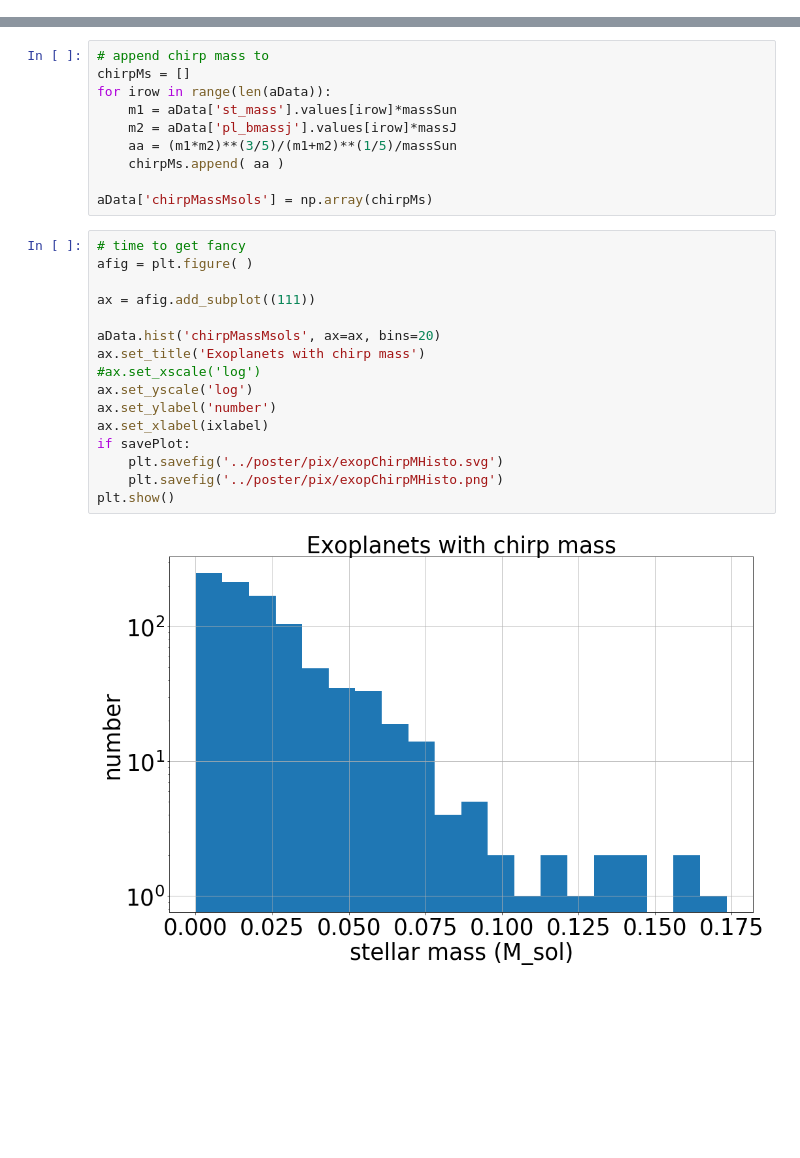
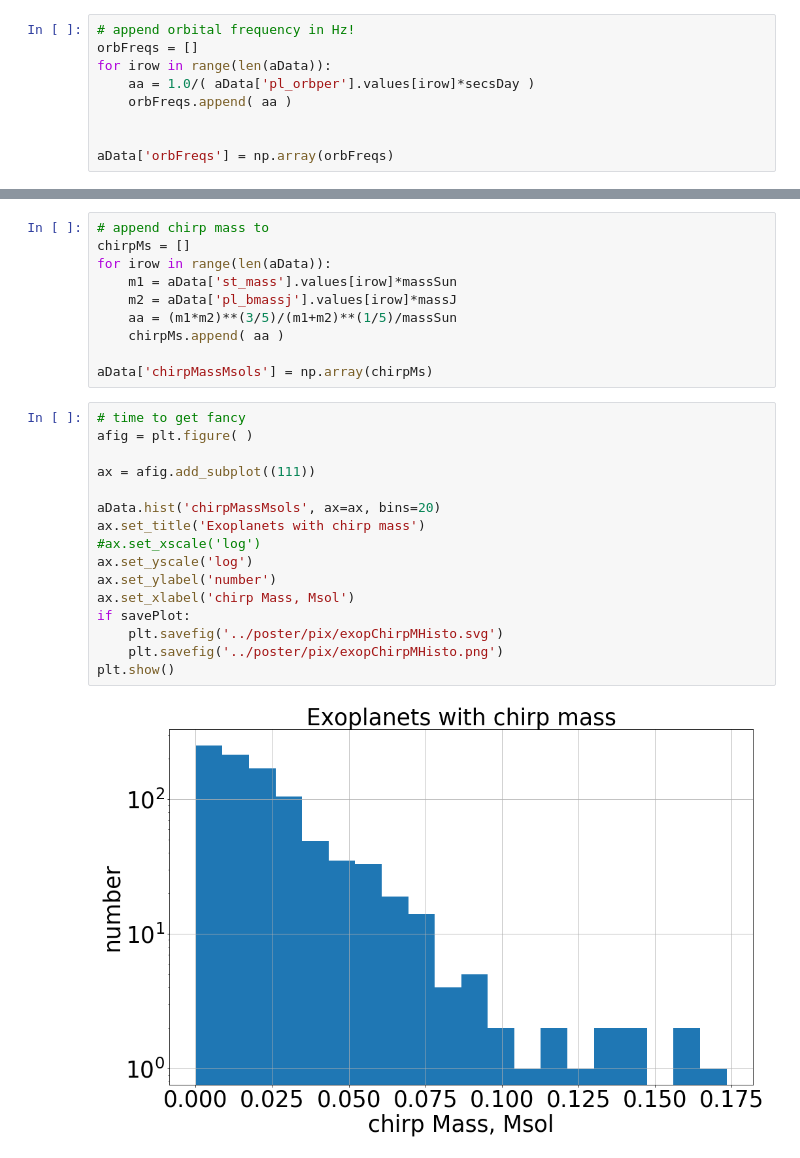
Before and after one commit to gabella/exoplanetsMath, a Jupyter notebook: python/PrettyPlotsGWStrainEtc.ipynb, the cells around one changed output, grey strips where cells are left out. Drawn from its saved outputs; the diff is of its cells as text; blank space fills up the shorter version.

Commit message:
histos for orb freq andeventually for GW freq

```diff
--- a/python/PrettyPlotsGWStrainEtc.ipynb
+++ b/python/PrettyPlotsGWStrainEtc.ipynb
@@ -331,0 +334,9 @@ Compare my bigG  6.67408e-11  and scipy.constants  6.67408e-11
+# %%
+# append orbital frequency in Hz!
+orbFreqs = []
+for irow in range(len(aData)):
+    aa = 1.0/( aData['pl_orbper'].values[irow]*secsDay )
+    orbFreqs.append( aa )
+
+
+aData['orbFreqs'] = np.array(orbFreqs)
@@ -342,18 +383,18 @@ aData['chirpMassMsols'] = np.array(chirpMs)
 # %%
 # time to get fancy
 afig = plt.figure( )
 
 ax = afig.add_subplot((111))
 
 aData.hist('chirpMassMsols', ax=ax, bins=20)
 ax.set_title('Exoplanets with chirp mass')
 #ax.set_xscale('log')
 ax.set_yscale('log')
 ax.set_ylabel('number')
-ax.set_xlabel(ixlabel)
+ax.set_xlabel('chirp Mass, Msol')
 if savePlot:
     plt.savefig('../poster/pix/exopChirpMHisto.svg')
     plt.savefig('../poster/pix/exopChirpMHisto.png')
 plt.show()
 # %% [output]
-[figure, old version]
+[figure, new version]
```
Also changed, not shown: parts of 3 cells of this notebook.
